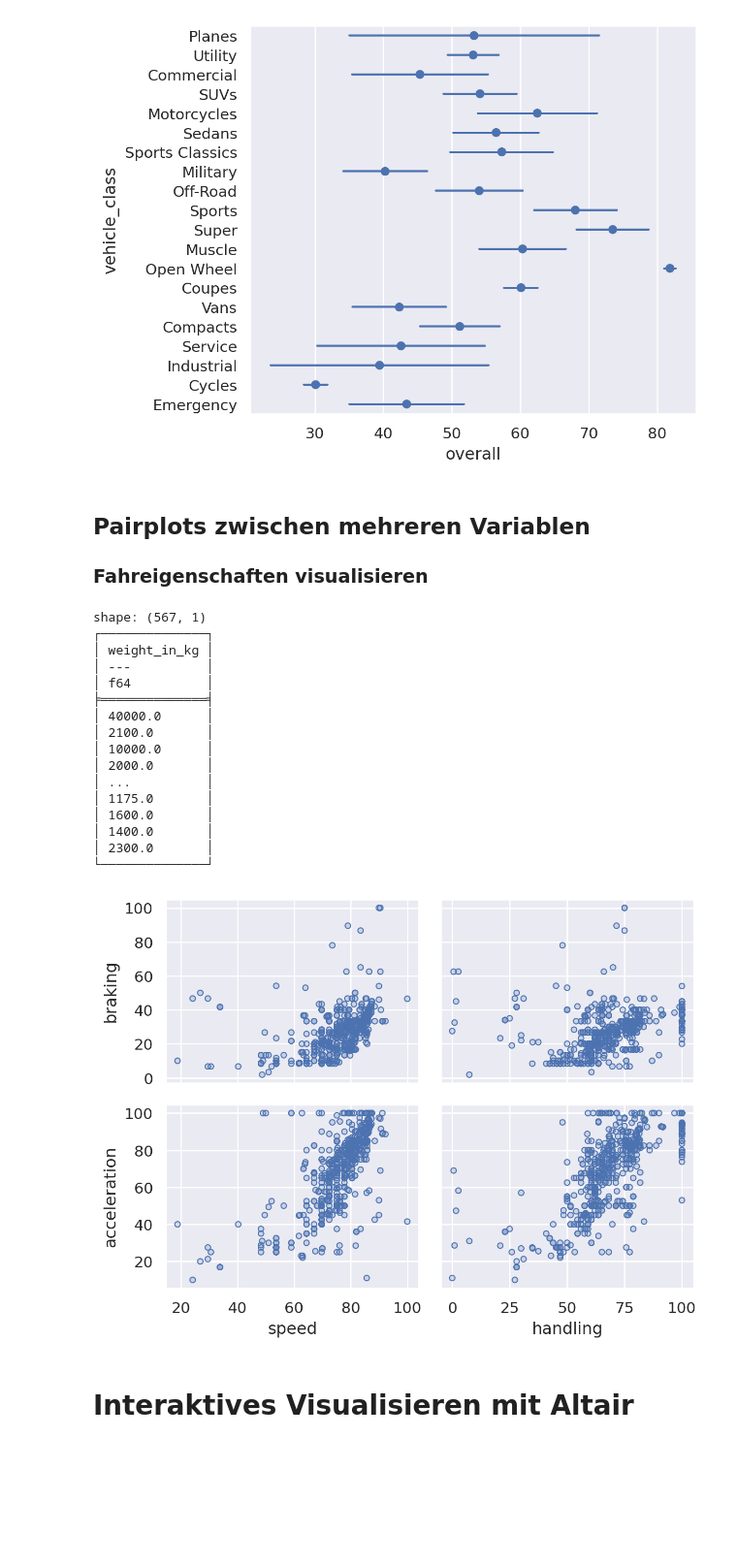
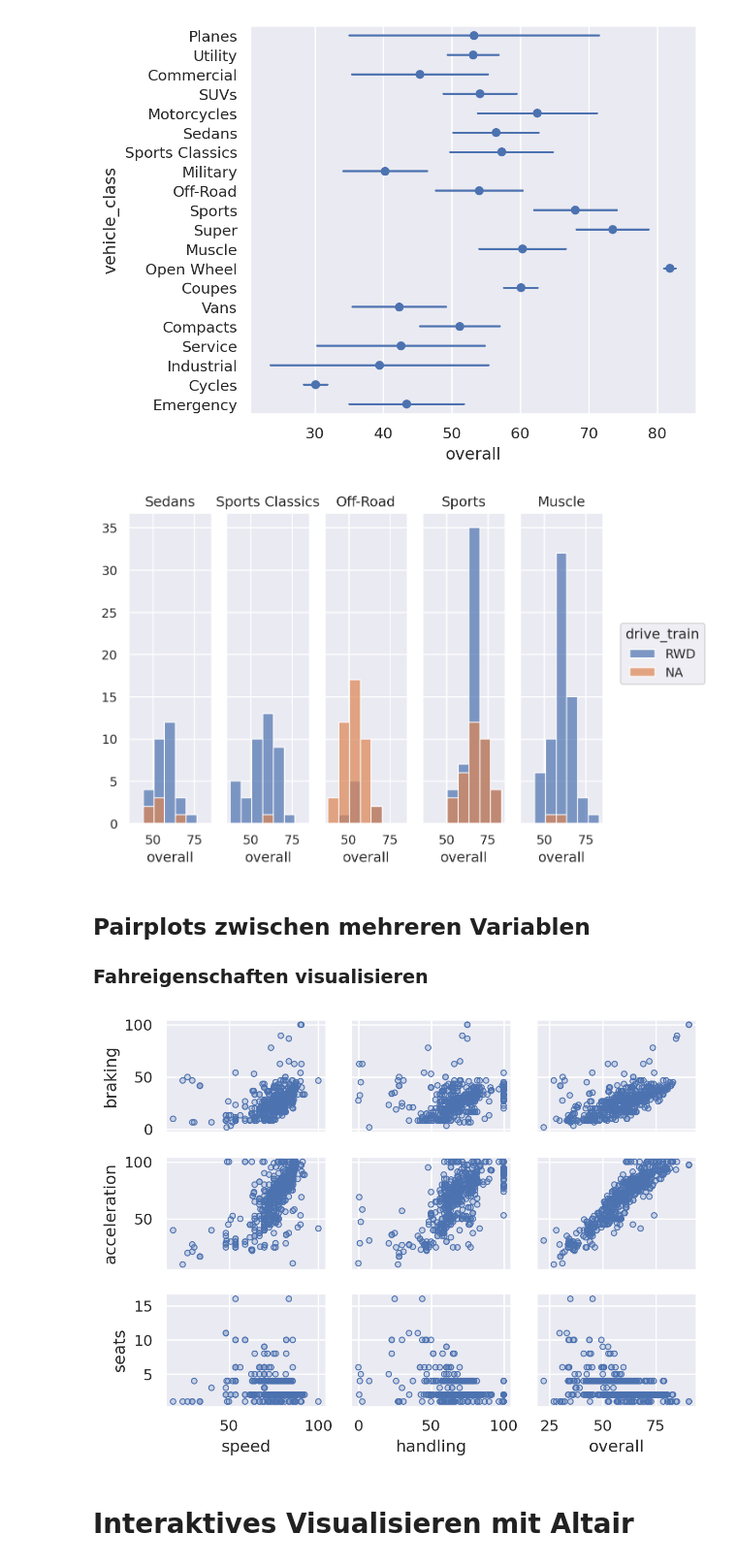
Before and after one commit to dorianprill/workshop-kmu-data, a Jupyter notebook: 02_transform_visualize.ipynb, the cells around one changed output. Shown at 97% size. Drawn from its saved outputs; the diff is of its cells as text; code cells hidden in the pictures; blank space fills up the shorter version.

Commit message:
add faceted histograms

```diff
--- a/02_transform_visualize.ipynb
+++ b/02_transform_visualize.ipynb
@@ -187,35 +187,36 @@ dfv = df.filter(
 )
 # %% [output]
 [figure]
+# %%
+# in order to compute statistics we need sufficient samples, so we select some well populated classes
+inclass = ['Off-Road', 'SUV', 'Muscle', 'Sedans', 'Sports', 'Sports Classics']
+
+(
+    so.Plot(
+        df.select(
+            ['vehicle_class', 'overall', 'drive_train']
+        ).filter(
+            pl.col('vehicle_class').is_in(inclass)
+        ).to_pandas(),
+        'overall'
+    )
+    .facet('vehicle_class')
+    .add(so.Bars(), so.Hist(bins=7), color='drive_train')
+)
+# %% [output]
+[figure, added]
 # %% [markdown]
 ## Pairplots zwischen mehreren Variablen
 ### Fahreigenschaften visualisieren
 # %%
 # this function need to_pandas() to work (for now)
-print(df.select('weight_in_kg'))
 (
     so.Plot(df.to_pandas())
-    .pair(x=["speed", "handling"], y=["braking", "acceleration"])
+    .pair(x=["speed", "handling", "overall"], y=["braking", "acceleration", "seats"])
     .add(so.Dots())
 )
 # %% [output]
-shape: (567, 1)
-┌──────────────┐
-│ weight_in_kg │
-│ ---          │
-│ f64          │
-╞══════════════╡
-│ 40000.0      │
-│ 2100.0       │
-│ 10000.0      │
-│ 2000.0       │
-│ ...          │
-│ 1175.0       │
-│ 1600.0       │
-│ 1400.0       │
-│ 2300.0       │
-└──────────────┘
-[figure, old version]
+[figure, new version]
 # %% [markdown]
 # Interaktives Visualisieren mit Altair
 # %%
```
Also changed, not shown: parts of 1 cell of this notebook.
